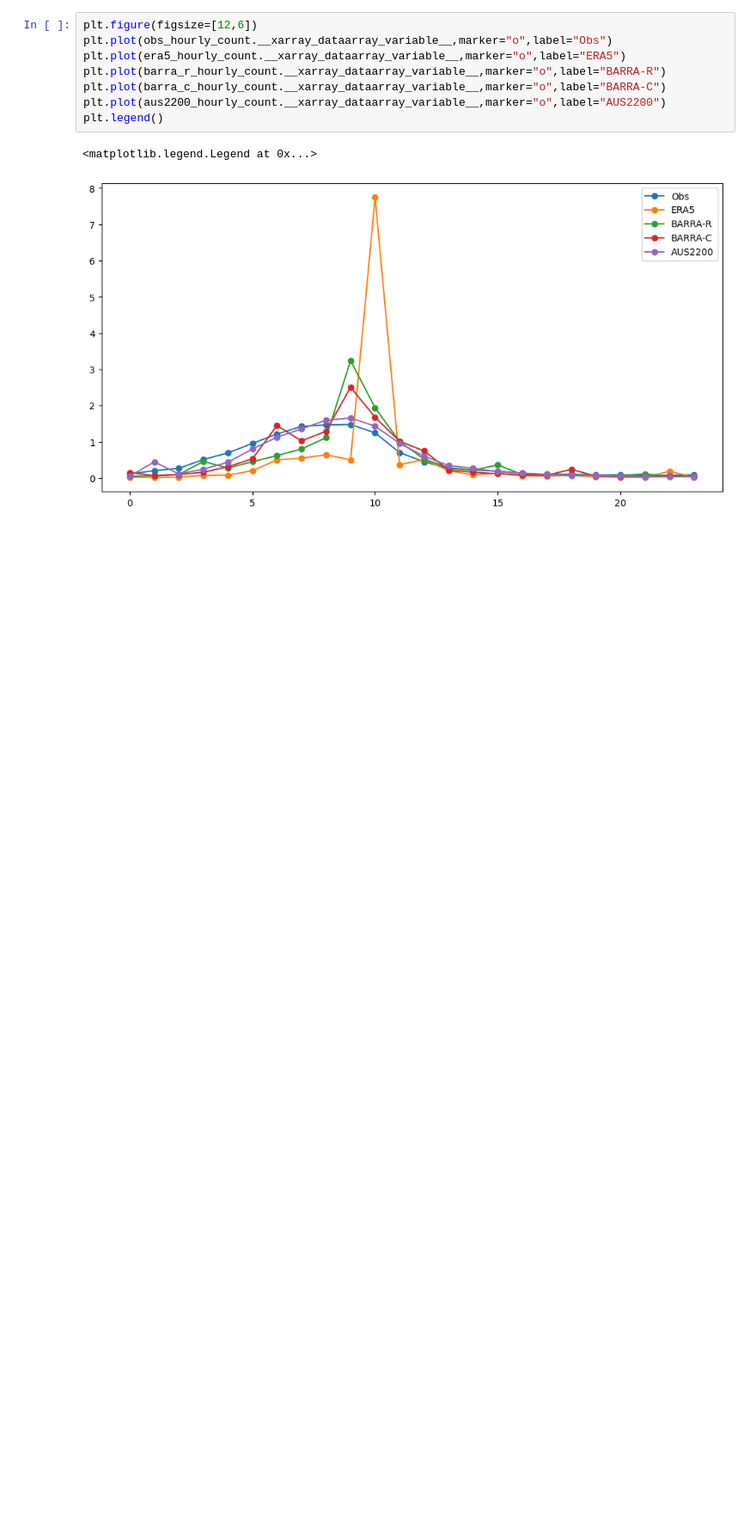
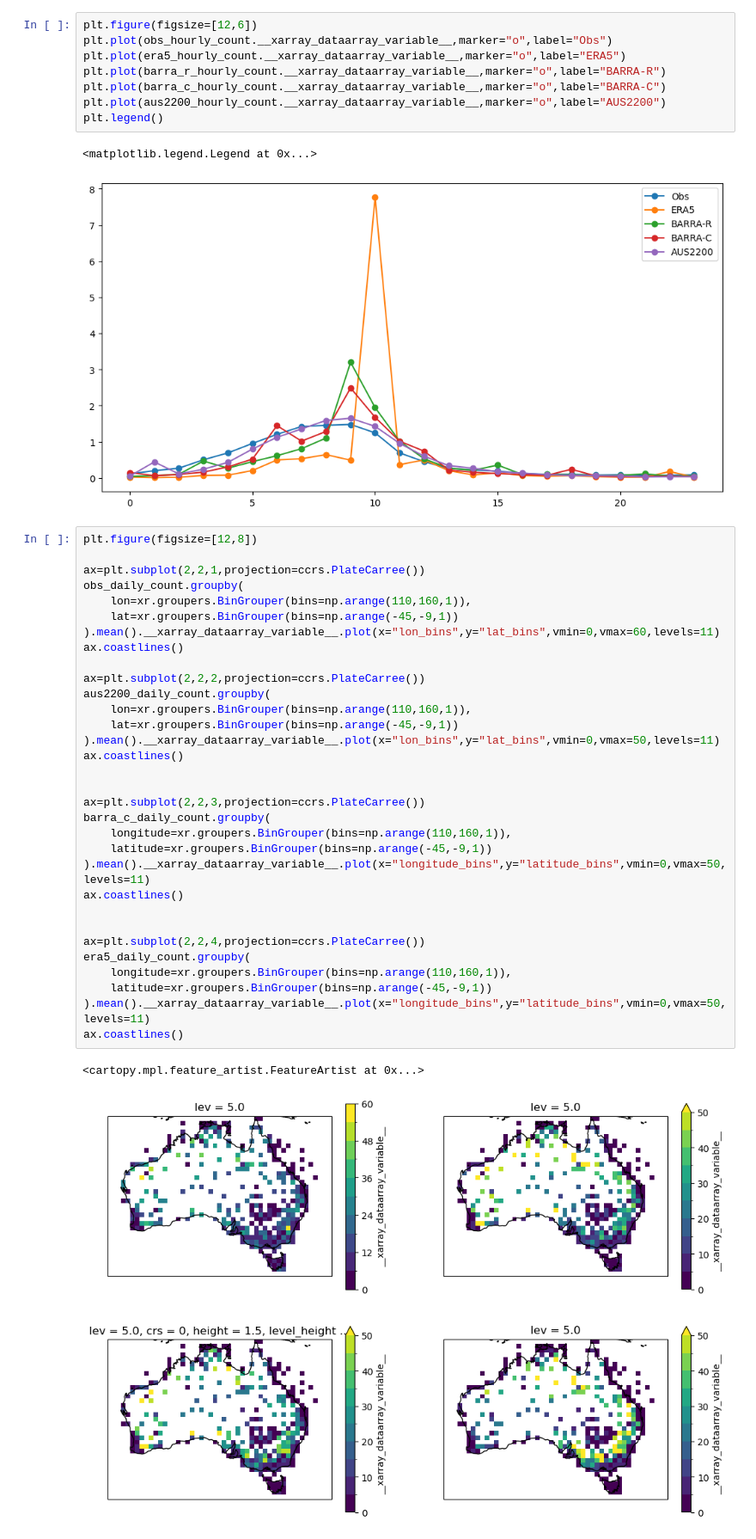
Before and after one commit to andrewbrown31/sea_breeze_analysis, a Jupyter notebook: analysis_notebooks/obs_comparison.ipynb, the cells around one changed output. Shown at 86% size. Saved outputs shown, nothing was run; the diff lists cells and outputs as text; blank space fills up the shorter version.

```diff
--- a/analysis_notebooks/obs_comparison.ipynb
+++ b/analysis_notebooks/obs_comparison.ipynb
@@ -193,3 +197,38 @@ plt.legend()
 # %% [output]
 <matplotlib.legend.Legend at 0x...>
 [figure]
+# %%
+plt.figure(figsize=[12,8])
+
+ax=plt.subplot(2,2,1,projection=ccrs.PlateCarree())
+obs_daily_count.groupby(
+    lon=xr.groupers.BinGrouper(bins=np.arange(110,160,1)),
+    lat=xr.groupers.BinGrouper(bins=np.arange(-45,-9,1))
+).mean().__xarray_dataarray_variable__.plot(x="lon_bins",y="lat_bins",vmin=0,vmax=60,levels=11)
+ax.coastlines()
+
+ax=plt.subplot(2,2,2,projection=ccrs.PlateCarree())
+aus2200_daily_count.groupby(
+    lon=xr.groupers.BinGrouper(bins=np.arange(110,160,1)),
+    lat=xr.groupers.BinGrouper(bins=np.arange(-45,-9,1))
+).mean().__xarray_dataarray_variable__.plot(x="lon_bins",y="lat_bins",vmin=0,vmax=50,levels=11)
+ax.coastlines()
+
+
+ax=plt.subplot(2,2,3,projection=ccrs.PlateCarree())
+barra_c_daily_count.groupby(
+    longitude=xr.groupers.BinGrouper(bins=np.arange(110,160,1)),
+    latitude=xr.groupers.BinGrouper(bins=np.arange(-45,-9,1))
+).mean().__xarray_dataarray_variable__.plot(x="longitude_bins",y="latitude_bins",vmin=0,vmax=50,levels=11)
+ax.coastlines()
+
+
+ax=plt.subplot(2,2,4,projection=ccrs.PlateCarree())
+era5_daily_count.groupby(
+    longitude=xr.groupers.BinGrouper(bins=np.arange(110,160,1)),
+    latitude=xr.groupers.BinGrouper(bins=np.arange(-45,-9,1))
+).mean().__xarray_dataarray_variable__.plot(x="longitude_bins",y="latitude_bins",vmin=0,vmax=50,levels=11)
+ax.coastlines()
+# %% [output]
+<cartopy.mpl.feature_artist.FeatureArtist at 0x...>
+[figure, added]
```
Also changed, not shown: parts of 14 cells of this notebook, 26 other files.
